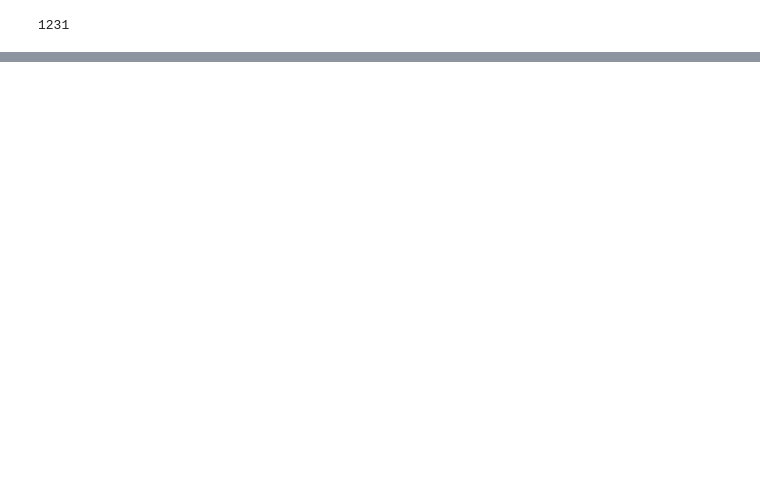
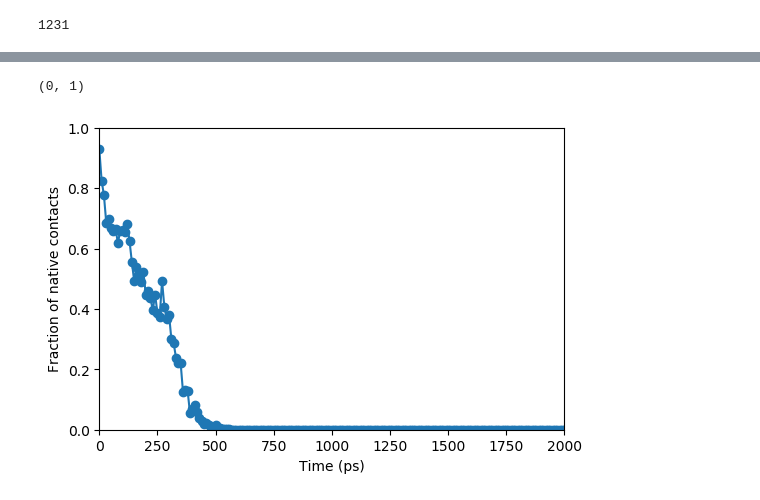
Before and after one commit to apallath/INDUSAnalysis, a Jupyter notebook: scratch/ubiquitin_structure_native_contacts.ipynb, the cells around one changed output, grey strips where cells are left out. Saved outputs shown, nothing was run; the diff lists cells and outputs as text; code cells hidden in the pictures; blank space fills up the shorter version.

```diff
--- a/scratch/ubiquitin_structure_native_contacts.ipynb
+++ b/scratch/ubiquitin_structure_native_contacts.ipynb
@@ -244,0 +270,11 @@ Text(0, 0.5, 'Number of contacts')
+# %%
+plt.figure(dpi=100)
+ax = plt.gca()
+ax.plot(contacts_2[:,0], contacts_2[:,1]/refcontacts, 'o-')
+ax.set_xlabel("Time (ps)")
+ax.set_ylabel("Fraction of native contacts")
+ax.set_xlim([min(contacts_2[:,0]), max(contacts_2[:,0])])
+ax.set_ylim([0, 1])
+# %% [output]
+(0, 1)
+[figure, added]
```
Also changed, not shown: parts of 21 cells of this notebook, 1 other file.
